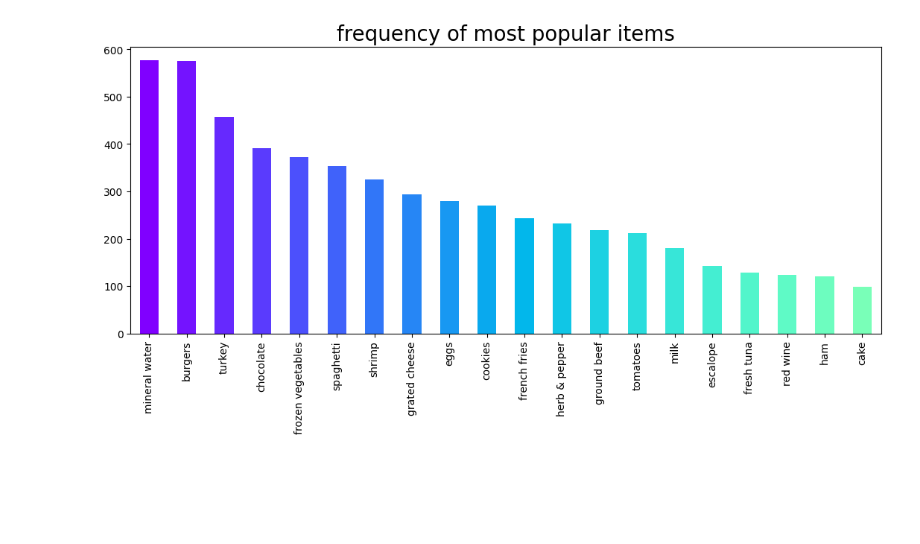
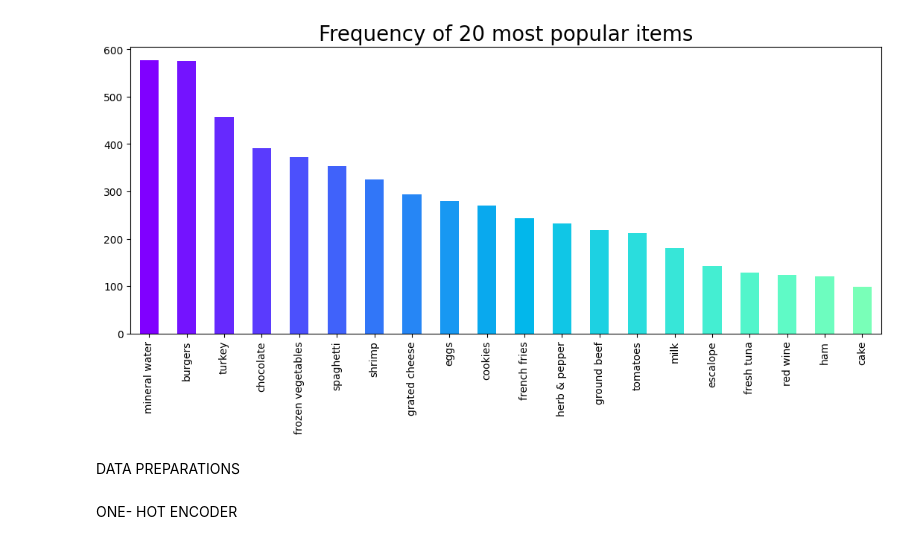
Before and after one commit to AnushkaMazumdar2/Machine_Learning, a Jupyter notebook: 2348505_Lab_3.ipynb, the cells around one changed output. Drawn from its saved outputs; the diff is of its cells as text; code cells hidden in the pictures; blank space fills up the shorter version.

```diff
--- a/2348505_Lab_3.ipynb
+++ b/2348505_Lab_3.ipynb
@@ -8,2 +14,2 @@ import numpy as np
 # %%
-data = pd.read_csv("/content/Market_Basket_Optimisation.csv",header=None)
+data = pd.read_csv("/content/Market_Basket_Optimisation (1).csv",header=None)
@@ -54,8 +55,10 @@ data.describe()
 # %%
 color = plt.cm.rainbow(np.linspace(0, 1, 40))
 data[0].value_counts().head(20).plot.bar(color = color, figsize=(13,5))
-plt.title('frequency of most popular items', fontsize = 20)
+plt.title('Frequency of 20 most popular items', fontsize = 20)
 plt.xticks(rotation = 90 )
 plt.show()
 # %% [output]
-[figure, old version]
+[figure, new version]
+# %% [markdown]
+DATA PREPARATIONS
@@ -61,0 +69,2 @@ plt.show()
+# %% [markdown]
+ONE- HOT ENCODER
```
Also changed, not shown: parts of 50 cells of this notebook.
